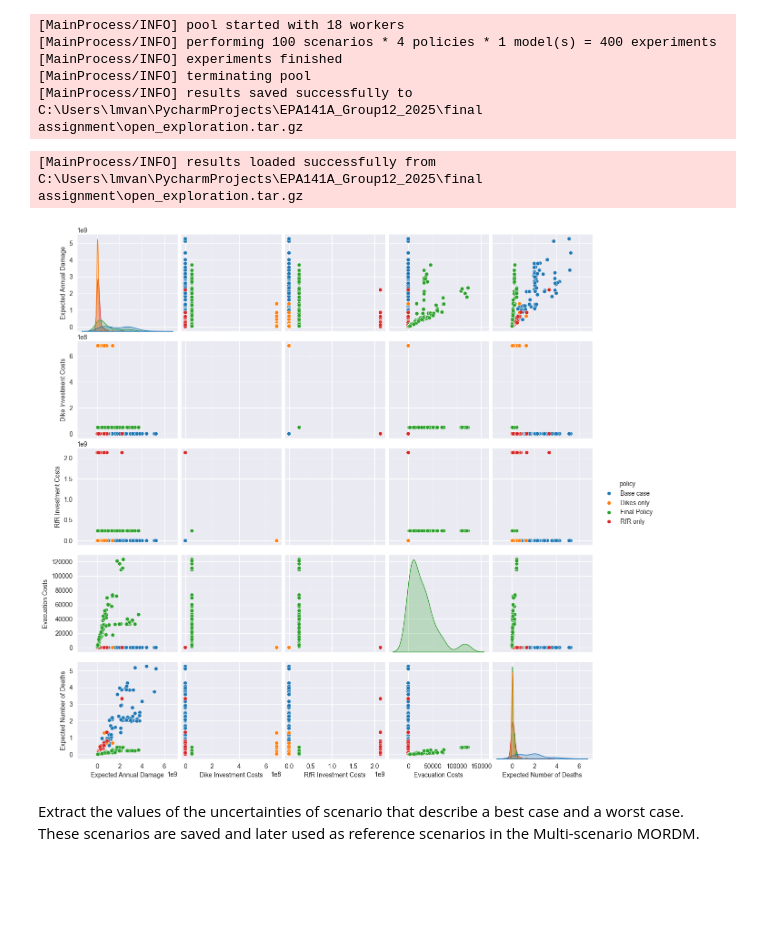
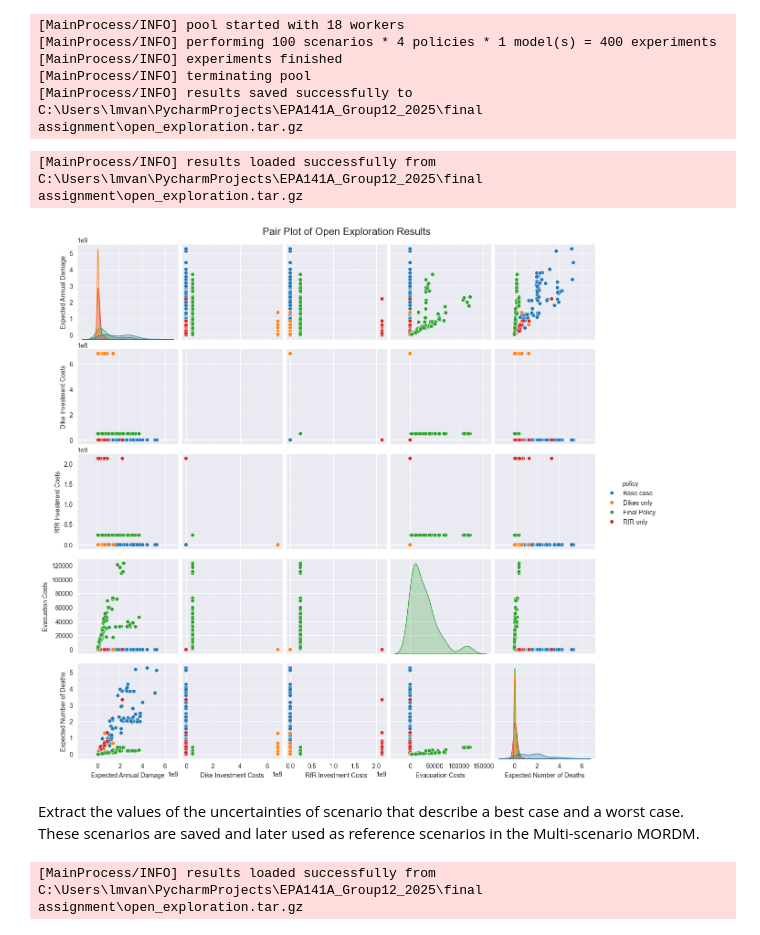
Before and after one commit to Eva-Bro/EPA141A_Group12_2025, a Jupyter notebook: final assignment/Open Exploration.ipynb, the cells around one changed output. Drawn from its saved outputs; the diff is of its cells as text; code cells hidden in the pictures; blank space fills up the shorter version.

Commit message:
Added save figure and titles. Also changed values for the final run

```diff
--- a/final assignment/Open Exploration.ipynb
+++ b/final assignment/Open Exploration.ipynb
@@ -98,19 +98,31 @@ save_results((experiments, outcomes), "open_exploration.tar.gz")
 # %%
 experiments, outcomes = load_results('open_exploration.tar.gz')
 
 policies = experiments['policy']
 
 data = pd.DataFrame.from_dict(outcomes)
 data['policy'] = policies
 
 plot = sns.pairplot(data, hue='policy', vars=outcomes.keys(), )
-#plot.savefig("open_exp.png")
+plot.fig.suptitle("Pair Plot of Open Exploration Results", fontsize=16)
+plot.fig.subplots_adjust(top=0.95)
+plot.savefig("open_exploration.png")
 plt.show()
 # %% [output]
 [MainProcess/INFO] results loaded successfully from C:\Users\lmvan\PycharmProjects\EPA141A_Group12_2025\final assignment\open_exploration.tar.gz
-[figure, old version]
+[figure, new version]
 # %% [markdown]
 Extract the values of the uncertainties of scenario that describe a best case and a worst case. These scenarios are saved and later used as reference scenarios in the Multi-scenario MORDM.
+# %%
+uncertainties = [unc.name for unc in dike_model.uncertainties]
+
+# Unpack results
+experiments, outcomes = load_results('open_exploration.tar.gz')
+
+# Convert 'Expected Number of Deaths' outcome into a DataFrame
+deaths = pd.DataFrame(outcomes['Expected Number of Deaths'])
+# %% [output]
+[MainProcess/INFO] results loaded successfully from C:\Users\lmvan\PycharmProjects\EPA141A_Group12_2025\final assignment\open_exploration.tar.gz
 # %%
 # Filter for only "RfR only" policy
 rfr_only_mask = experiments['policy'] == 'RfR only'
```
Also changed, not shown: parts of 3 cells of this notebook, 5 other files.
